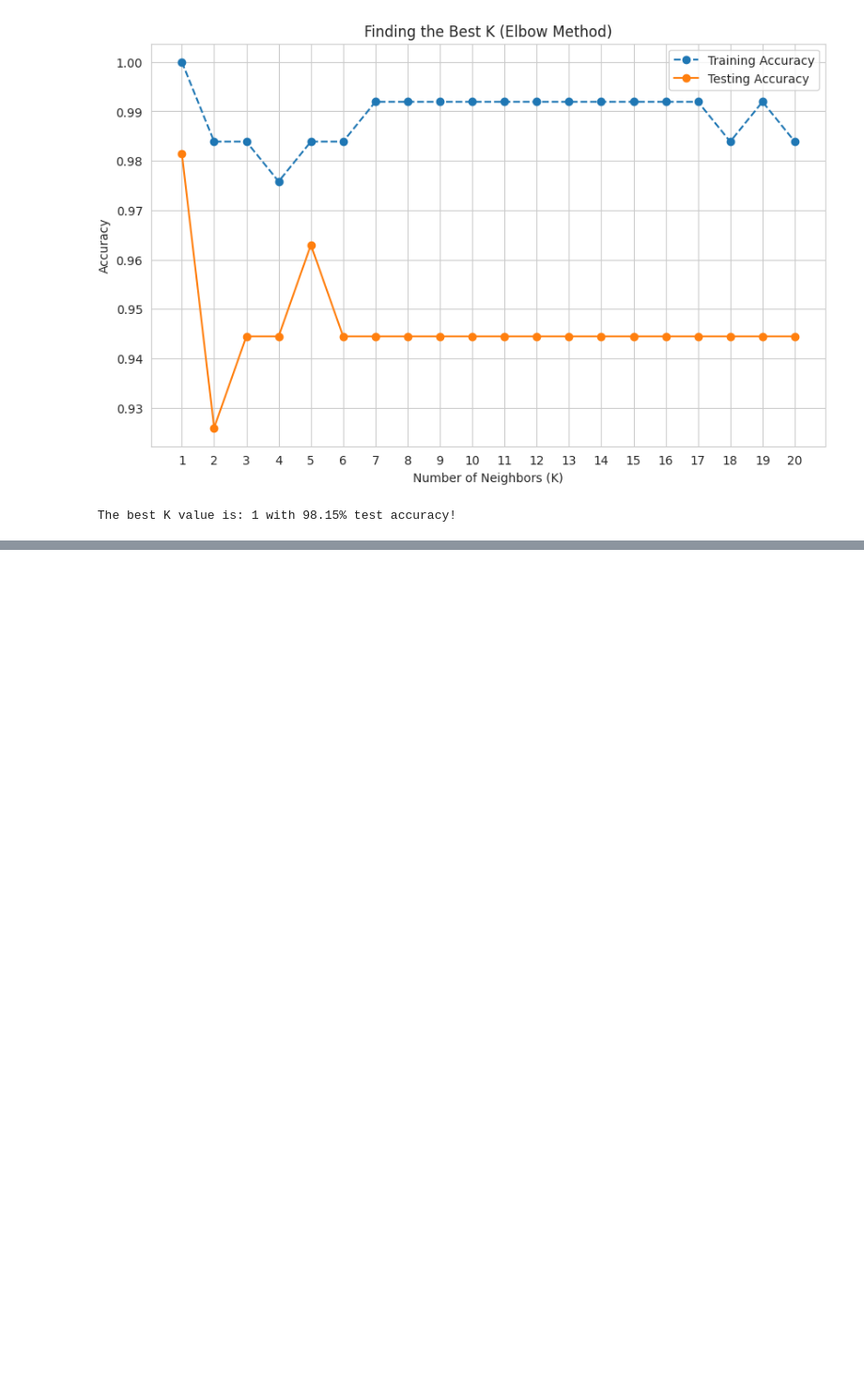
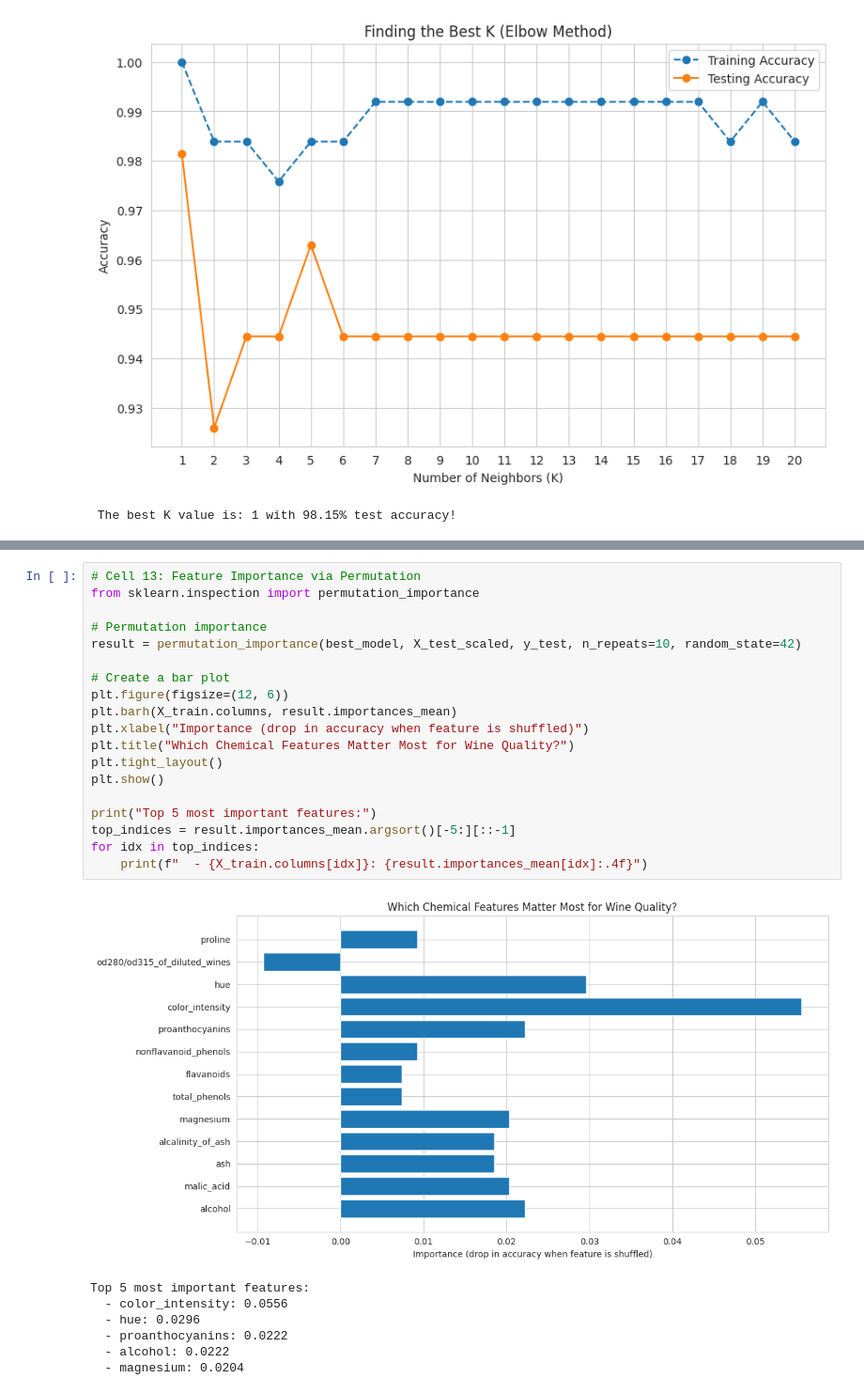
Before and after one commit to hima879/aiml, a Jupyter notebook: KNN/practical.ipynb, the cells around one changed output, grey strips where cells are left out. Shown at 94% size. Saved outputs shown, nothing was run; the diff lists cells and outputs as text; blank space fills up the shorter version.

```diff
--- a/KNN/practical.ipynb
+++ b/KNN/practical.ipynb
@@ -270,0 +337,27 @@ Confidence Scores:
+# %%
+# Cell 13: Feature Importance via Permutation
+from sklearn.inspection import permutation_importance
+
+# Permutation importance
+result = permutation_importance(best_model, X_test_scaled, y_test, n_repeats=10, random_state=42)
+
+# Create a bar plot
+plt.figure(figsize=(12, 6))
+plt.barh(X_train.columns, result.importances_mean)
+plt.xlabel("Importance (drop in accuracy when feature is shuffled)")
+plt.title("Which Chemical Features Matter Most for Wine Quality?")
+plt.tight_layout()
+plt.show()
+
+print("Top 5 most important features:")
+top_indices = result.importances_mean.argsort()[-5:][::-1]
+for idx in top_indices:
+    print(f"  - {X_train.columns[idx]}: {result.importances_mean[idx]:.4f}")
+# %% [output]
+[figure, added]
+Top 5 most important features:
+  - color_intensity: 0.0556
+  - hue: 0.0296
+  - proanthocyanins: 0.0222
+  - alcohol: 0.0222
+  - magnesium: 0.0204
```
Also changed, not shown: parts of 2 cells of this notebook.
